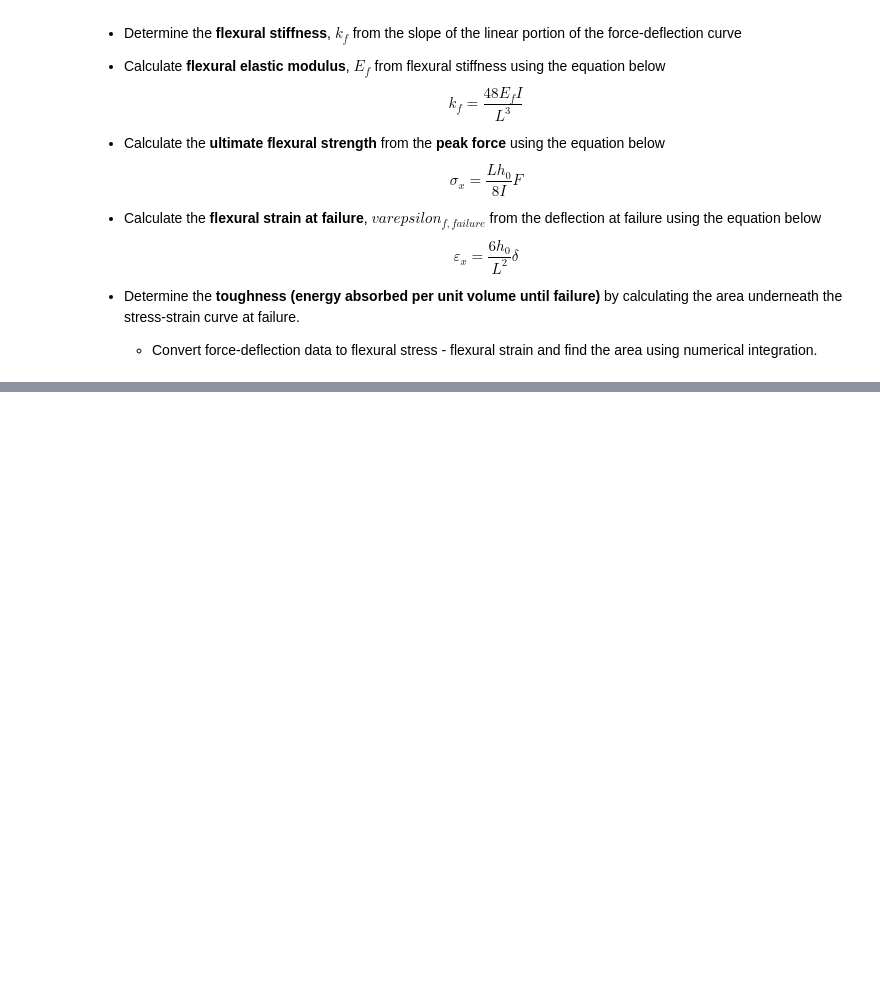
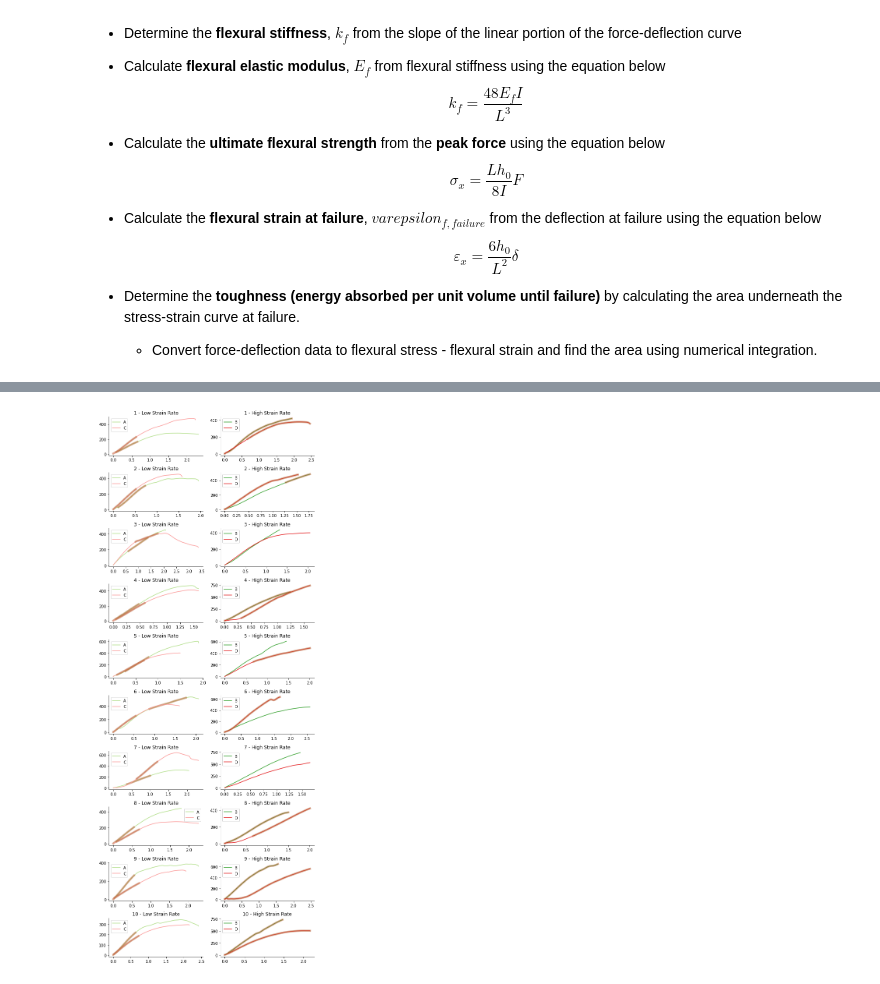
Before and after one commit to Kabilan108/drexel-coursework, a Jupyter notebook: bmes301/lab4/Data Analysis.ipynb, the cells around one changed output, grey strips where cells are left out. Saved outputs shown, nothing was run; the diff lists cells and outputs as text; code cells hidden in the pictures; blank space fills up the shorter version.

```diff
--- a/bmes301/lab4/Data Analysis.ipynb
+++ b/bmes301/lab4/Data Analysis.ipynb
@@ -111,0 +164,83 @@ Specimen B:
+# %%
+# Fit the linear region of the force-deflection curve
+# Slope = Flexural Stiffness
+
+# Create figure
+fig, axes = plt.subplots(10, 2, figsize=(8, 20))
+colors = sns.color_palette("Paired").as_hex()[2:6]
+res = []
+
+for team, axis in zip(data['team'].unique(), axes):
+    for sample, color in zip(data['strain_group'].unique(), colors):
+        # Pick axis
+        if sample in ['A', 'C']:
+            ax = axis[0]
+            ax.set_title(f"{team} - Low Strain Rate")
+        else:
+            ax = axis[1]
+            ax.set_title(f"{team} - High Strain Rate")
+
+        # Subset the data
+        df = (data
+            .query("strain_group == @sample and team == @team")
+            .reset_index(drop=True))
+
+        # Define variables for the linear regression
+        X, Y = df['deflect'].values, df['force'].values
+
+        # Identify the linear region of the data
+        r2_max = 0
+        step = 50
+        region_length = 800
+        for i in range(len(X), 0, -step):
+            for j in range(0, i, step):
+                # Skip if the subarray is too short
+                if i - j < region_length:  continue
+
+                # Compute R^2 for this region
+                r2 = stats.linregress(X[j:i], Y[j:i]).rvalue**2  # type: ignore
+
+                # Update the selected region if the R^2 is higher
+                if r2 > r2_max:
+                    r2_max = r2
+                    region = slice(j, i)
+
+        # Create index for specimen table
+        # J = (specimen['team'] == team) & (specimen['strain_group'] == group)
+
+        # # Flexural Stiffness  [Fit a regression model]
+        # kf, _, r, p, _ = stats.linregress(X[region], Y[region])  # type: ignore
+        # r2 = r**2
+
+        # # Flexural Elastic Modulus
+        # E = kf * L**3 / (48 * specimen[J]['I'])
+
+        # # Peak Force and UFS
+        # I = np.argmax(Y)  # type: ignore
+        # F_peak, UFS = Y[I], df['flex_stress'][I]
+
+        # # Flexural strain at failure
+        # FSF = df['flex_stress'].values[-1]
+
+        # # Toughness  [Compute the area under the curve]
+        # strain = df['flex_strain'].values
+        # stress = df['flex_stress'].values
+        # toughness = np.trapz(stress, strain)  # type: ignore
+
+        # # Store results
+        # _res = pd.DataFrame({
+        #     'team': team, 'strain_group': sample,
+        #     'kf': kf, 'E': E, 'F_peak': F_peak,
+        #     'UFS': UFS, 'FSF': FSF, 'T': toughness,
+        # })
+
+        # Plot the data
+        sns.lineplot(x=X, y=Y, ax=ax, color=color,
+                     label=f"{sample}")
+        sns.lineplot(x=X[region], y=Y[region], ax=ax, color="#b15928",
+                     alpha=0.5, linewidth=5)
+        sns.despine(ax=ax)
+
+plt.tight_layout()
+# %% [output]
+[figure, added]
```
Also changed, not shown: parts of 13 cells of this notebook, 1 other file.
